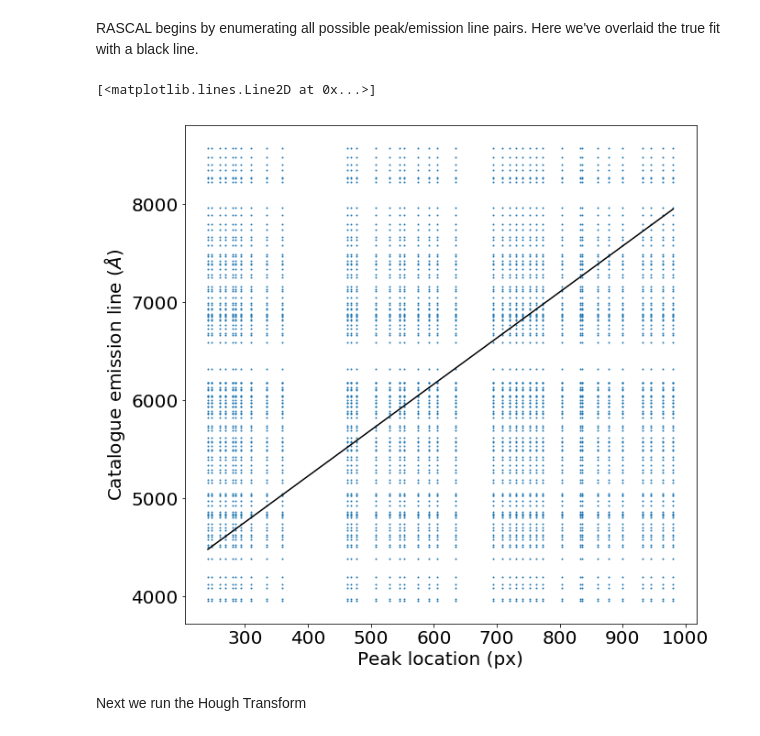
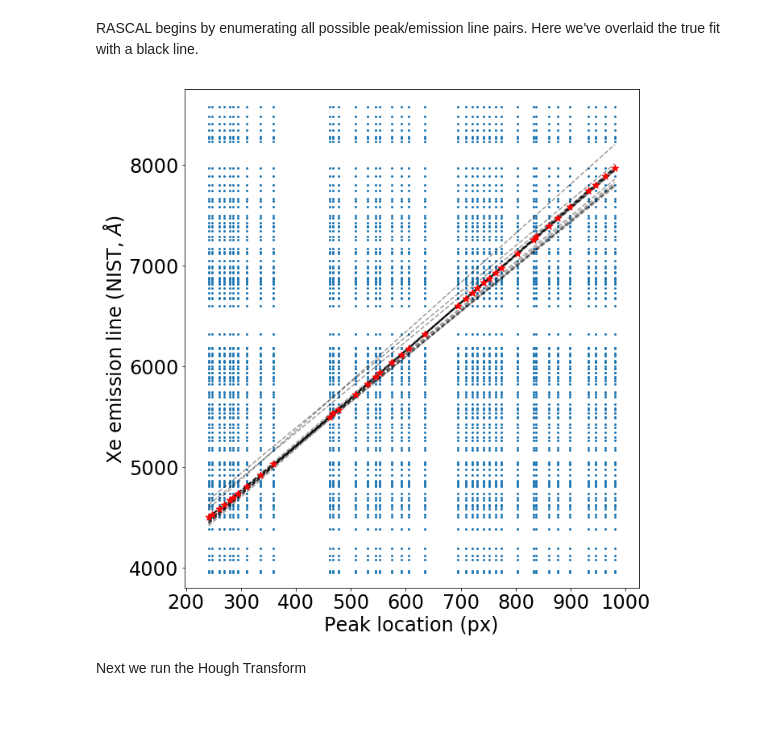
Before and after one commit to jveitchmichaelis/rascal, a Jupyter notebook: examples/Worked example with ground truth.ipynb, the cells around one changed output. Cells and saved outputs as stored; diff of their text form; code cells hidden in the pictures.

```diff
--- a/examples/Worked example with ground truth.ipynb
+++ b/examples/Worked example with ground truth.ipynb
@@ -44,19 +46,45 @@ m_true, c_true = c._robust_polyfit(peaks, wavelengths, 1)
 RASCAL begins by enumerating all possible peak/emission line pairs. Here we've overlaid the true fit with a black line.
 # %%
 fig = figure(figsize=(10,10))
-plt.scatter(*c.pairs.T, s=1)
+fig.set_rasterized(True)
+
+ax = fig.add_subplot(111)
+
+ax.set_rasterized(True)
+
+ax.scatter(*c.pairs.T, s=4)
 x = np.linspace(min(peaks), max(peaks))
 
-plt.xlabel("Peak location (px)", fontsize=20)
-plt.ylabel("Catalogue emission line ($\AA$)", fontsize=20)
-plt.xticks(fontsize=20)
-plt.yticks(fontsize=20)
+plt.xlabel("Peak location (px)", fontsize=24)
+plt.ylabel("Xe emission line (NIST, $\AA$)", fontsize=24)
+plt.xticks(fontsize=24)
+plt.yticks(fontsize=24)
+
+ax.scatter(peaks, wavelengths, c='red',s=80, marker='*',label="True match", zorder=20)
 
 f = models.linear((m_true, c_true))
-plot(x, f(x), c='black')
+#plot(x, f(x) ,c='black', label="True linear fit")
+#legend()
+plt.ylim(3800,8750)
+
+
+
+for l in lines:
+    #title("{} {}".format(*l))
+    candidate_peaks, candidate_wavelengths = c._get_candidate_points(l[0], l[1], thresh=15)
+    f = models.linear(l)
+    plot(x, f(x), alpha=0.4, c='black', linestyle='dashed')
+
+    if plot_legend:
+        #scatter(candidate_peaks, candidate_wavelengths, c='blue', s=20, label="Candidate match", alpha=1)
+        plot_legend = False
+    #else:
+        #scatter(candidate_peaks, candidate_wavelengths, c='blue', s=20, alpha=0.3)
+
+plt.tight_layout()
+plt.savefig("./P10-37_F1.eps", rasterized=True)
 # %% [output]
-[<matplotlib.lines.Line2D at 0x...>]
-[figure, old version]
+[figure, new version]
 # %% [markdown]
 Next we run the Hough Transform
 # %%
```
Also changed, not shown: parts of 7 cells of this notebook, 6 other files.
